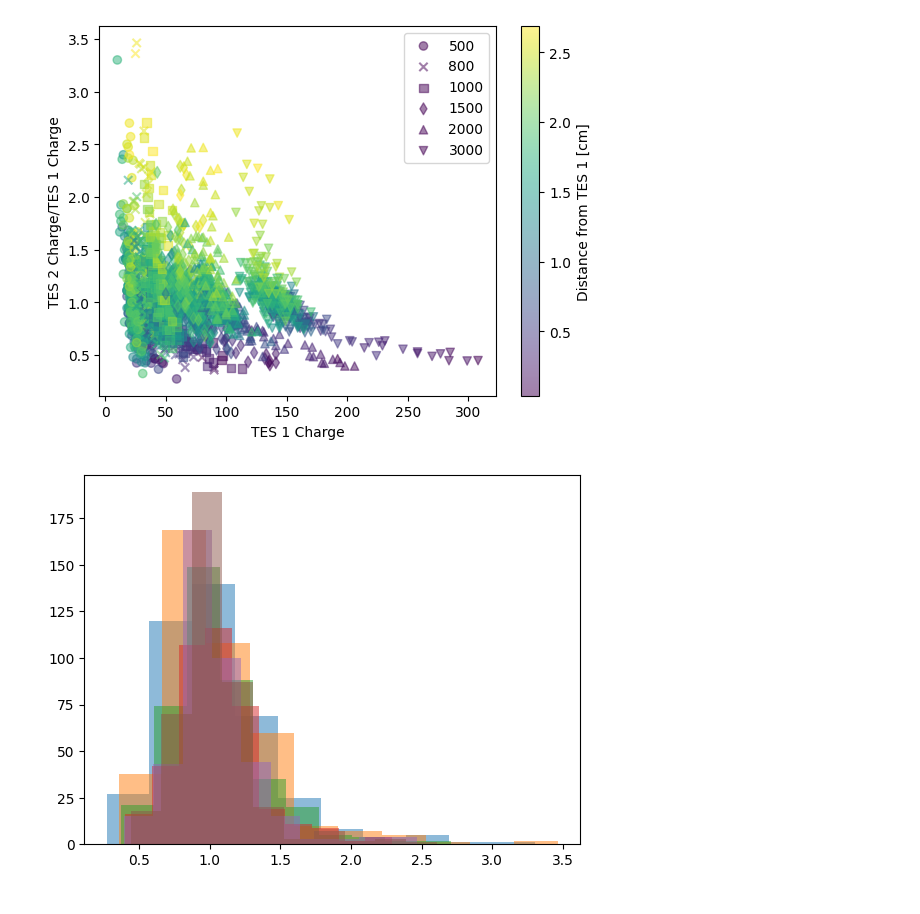
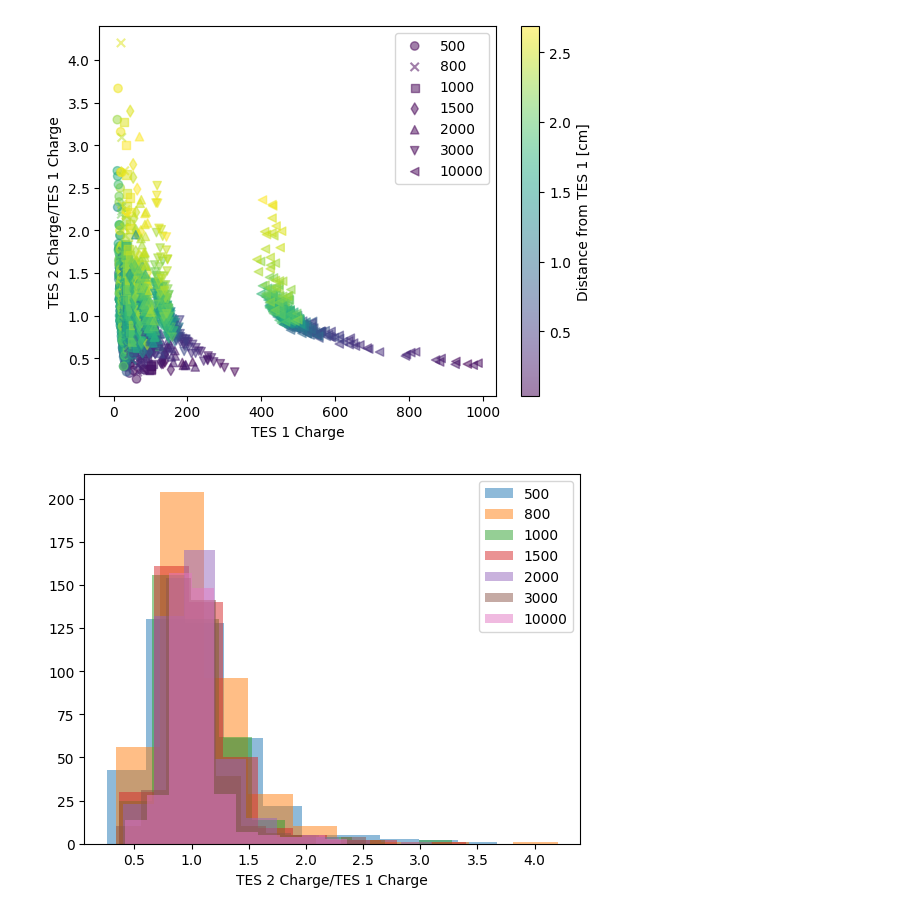
Before and after one commit to LudovicoAlt/CAPIBARA-Ray-Phonon-Simulations, a Jupyter notebook: Excess.ipynb, the cells around one changed output. Saved outputs shown, nothing was run; the diff lists cells and outputs as text; code cells hidden in the pictures.

```diff
--- a/Excess.ipynb
+++ b/Excess.ipynb
@@ -48,7 +48,7 @@ crystal_geometry = Geometry_TES( wall_positions, detector_positions, wall_normal
 # %%
 from itertools import product
 
-list_n_sims = [500, 800, 1_000, 1500, 2000, 3000]
+list_n_sims = [500, 800, 1_000, 1500, 2000, 3000, 10_000]
 
 n = 20
 dx = np.linspace( 1/2-w, -1/2+w, n ) #np.linspace(-1/2 + 0.05, 1/2 - 0.05, n)
@@ -149,35 +140,37 @@ plt.show()
 #distance from TES vs charge
 diff = initial_positions - TES_1_position
 scaled_diff = diff * np.array([d1, d2, z])
 distances =  (scaled_diff)**2
 distances =  (distances.sum(1))**0.5
 
 points_style = ['o', 'x', 's', 'd', '^', 'v', '<', '>', 'p', 'h']
 
 for p in charges_n_sims:
     n = p[0]
     charges = np.array(p[1])
     plt.scatter( charges[:,0].flatten(), charges[:,1].flatten()/charges[:,0].flatten(), alpha=0.5, label=n, c=distances, marker=points_style.pop(0))
 # plt.scatter( charges_xyz[:,:,0,0].flatten(), charges_xyz[:,:,0,1].flatten(), alpha=0.5)
 
 plt.xlabel("TES 1 Charge")
 plt.ylabel("TES 2 Charge/TES 1 Charge")
 plt.legend()
 #plt.xscale("log")
 #plt.yscale("log")
 plt.colorbar(label="Distance from TES 1 [cm]")
 plt.savefig(f"banana_energies_ratio.pdf")
 plt.show()
 
 #histogram of the ratio
 for p in charges_n_sims:
     n = p[0]
     charges = np.array(p[1])
     plt.hist( charges[:,1].flatten()/charges[:,0].flatten(), bins=10, alpha=0.5, label=n)
+plt.xlabel("TES 2 Charge/TES 1 Charge")
+plt.legend()
 plt.show()
 # %% [output]
-[figure, old version]
+[figure, new version]
-[figure, old version]
+[figure, new version]
 # %%
 charges_xyz = charges_arr.reshape( (len(dx), len(dy), len(dz), 2) )
 
```
Also changed, not shown: parts of 17 cells of this notebook, 3 other files.
